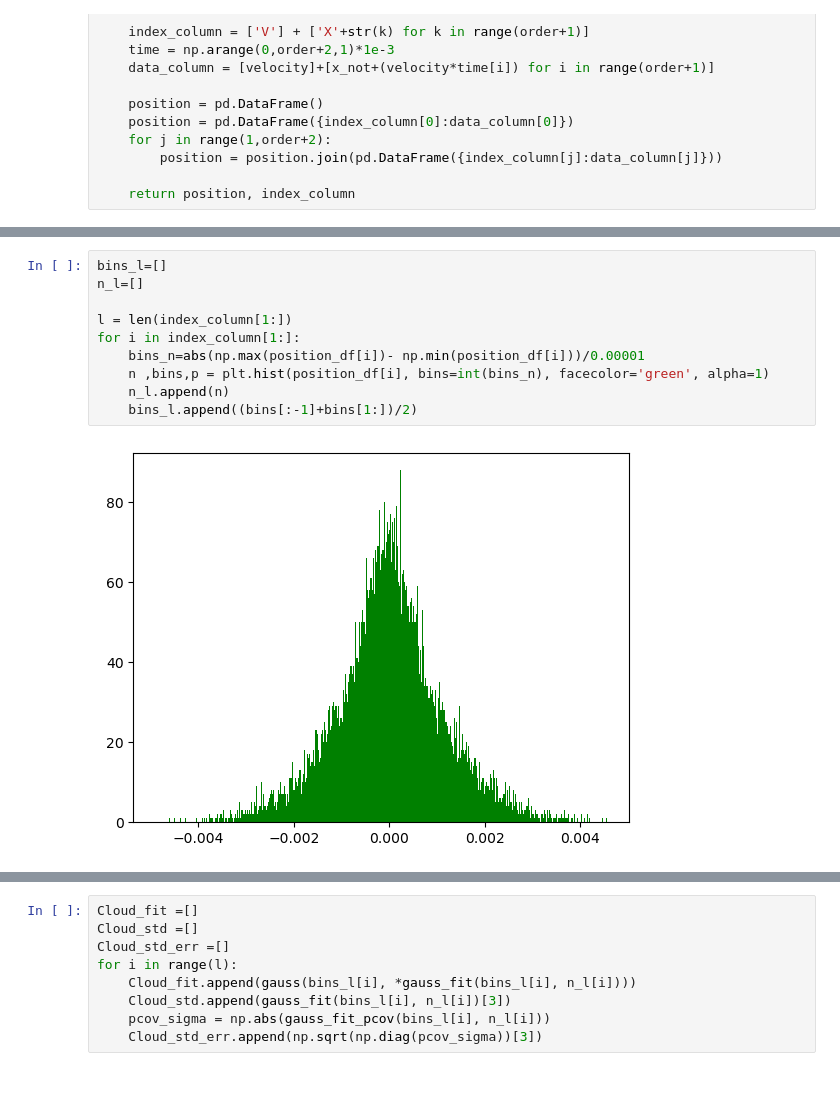
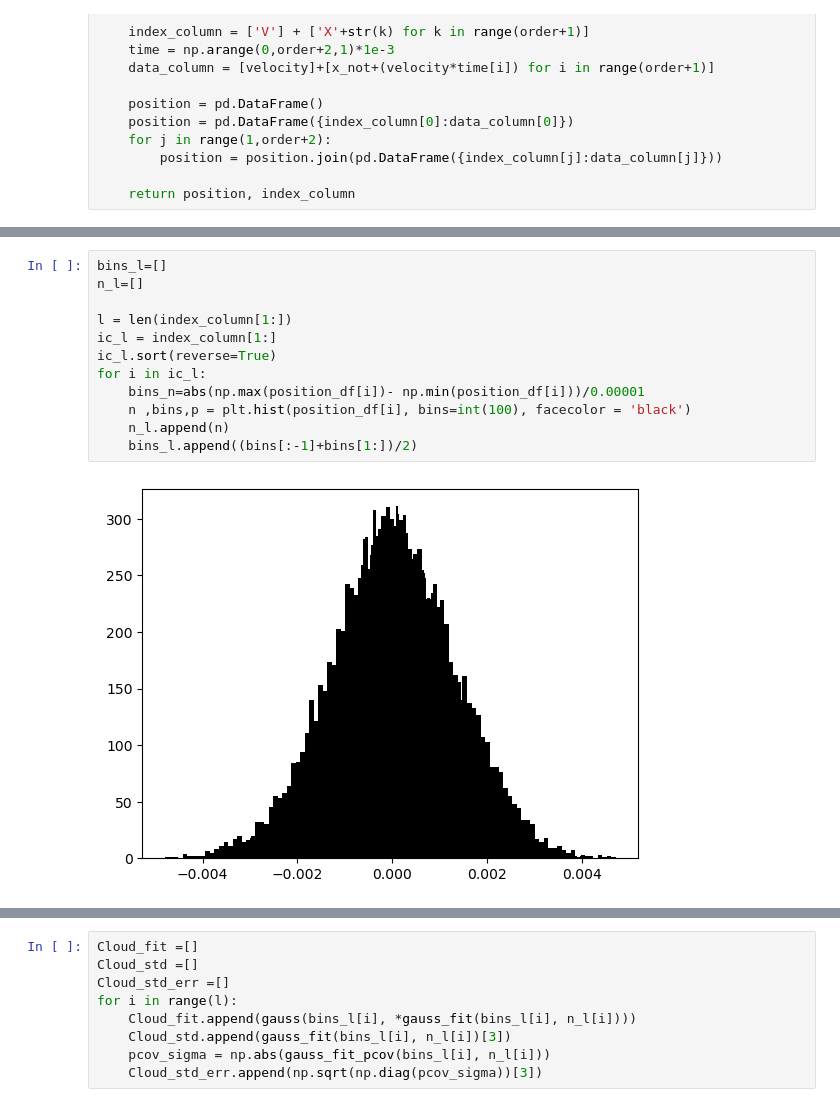
Before and after one commit to Sizslie01/Aoom, a Jupyter notebook: Thesis The Final Project/Monte Carlo Simulation of cloud atoms in 1D/1D cloud atoms Monte carlo simulation.ipynb, the cells around one changed output, grey strips where cells are left out. Cells and saved outputs as stored; diff of their text form.

```diff
--- a/Thesis The Final Project/Monte Carlo Simulation of cloud atoms in 1D/1D cloud atoms Monte carlo simulation.ipynb
+++ b/Thesis The Final Project/Monte Carlo Simulation of cloud atoms in 1D/1D cloud atoms Monte carlo simulation.ipynb
@@ -111,12 +123,14 @@ NameError: name 'ini_MOT_size' is not defined
 # %%
 bins_l=[]
 n_l=[]
 
 l = len(index_column[1:])
-for i in index_column[1:]:
+ic_l = index_column[1:]
+ic_l.sort(reverse=True)
+for i in ic_l:
     bins_n=abs(np.max(position_df[i])- np.min(position_df[i]))/0.00001
-    n ,bins,p = plt.hist(position_df[i], bins=int(bins_n), facecolor='green', alpha=1)
+    n ,bins,p = plt.hist(position_df[i], bins=int(100), facecolor = 'black')
     n_l.append(n)
     bins_l.append((bins[:-1]+bins[1:])/2)
 # %% [output]
-[figure, old version]
+[figure, new version]
```
Also changed, not shown: parts of 4 cells of this notebook, 2 other files.
